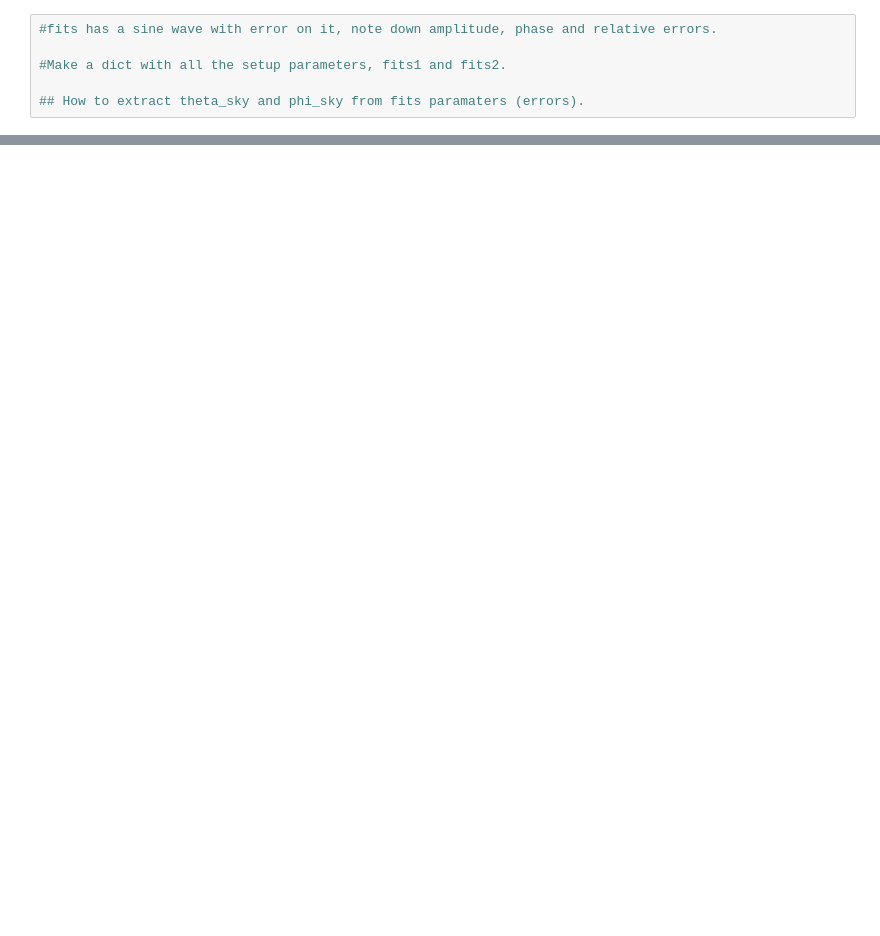
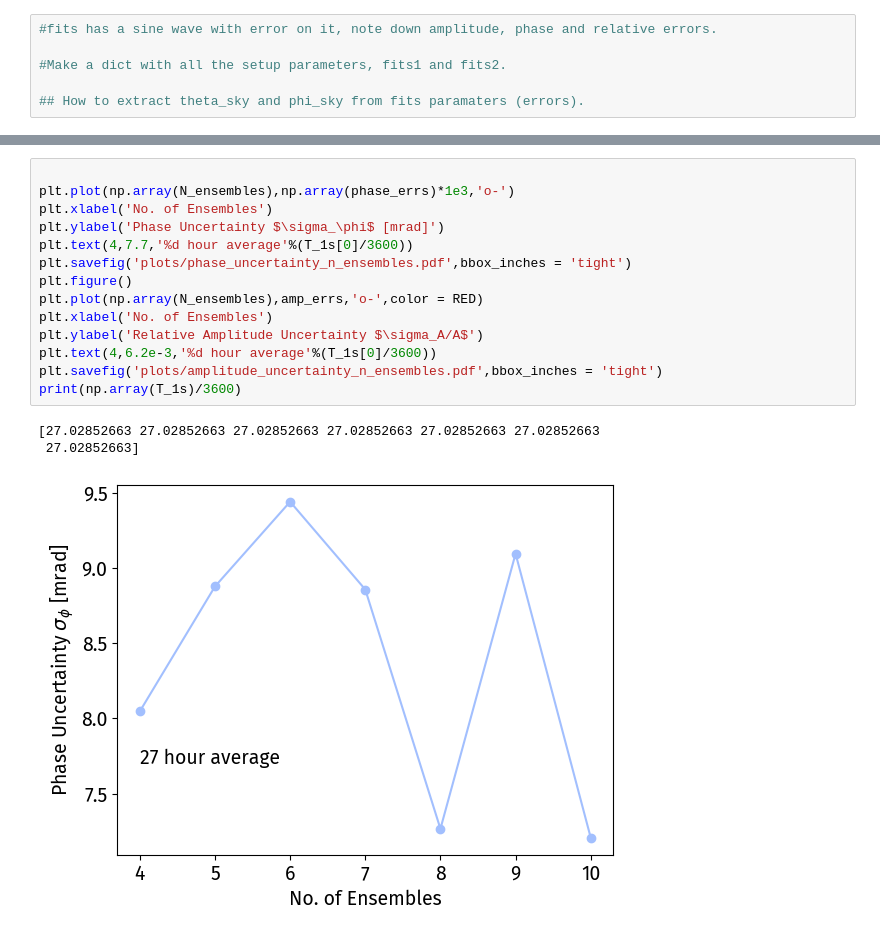
Before and after one commit to dhruvaganapathy/clock_gw_detection, a Jupyter notebook: dhruva_code/detector_network.ipynb, the cells around one changed output, grey strips where cells are left out. Cells and saved outputs as stored; diff of their text form; blank space fills up the shorter version.

```diff
--- a/dhruva_code/detector_network.ipynb
+++ b/dhruva_code/detector_network.ipynb
@@ -806,0 +934,18 @@ array([0.04228323, 0.04079532, 0.04015526])
+# %%
+
+plt.plot(np.array(N_ensembles),np.array(phase_errs)*1e3,'o-')
+plt.xlabel('No. of Ensembles')
+plt.ylabel('Phase Uncertainty $\sigma_\phi$ [mrad]')
+plt.text(4,7.7,'%d hour average'%(T_1s[0]/3600))
+plt.savefig('plots/phase_uncertainty_n_ensembles.pdf',bbox_inches = 'tight')
+plt.figure()
+plt.plot(np.array(N_ensembles),amp_errs,'o-',color = RED)
+plt.xlabel('No. of Ensembles')
+plt.ylabel('Relative Amplitude Uncertainty $\sigma_A/A$')
+plt.text(4,6.2e-3,'%d hour average'%(T_1s[0]/3600))
+plt.savefig('plots/amplitude_uncertainty_n_ensembles.pdf',bbox_inches = 'tight')
+print(np.array(T_1s)/3600)
+# %% [output]
+[27.02852663 27.02852663 27.02852663 27.02852663 27.02852663 27.02852663
+ 27.02852663]
+[figure, added]
```
Also changed, not shown: parts of 25 cells of this notebook, 25 other files.
